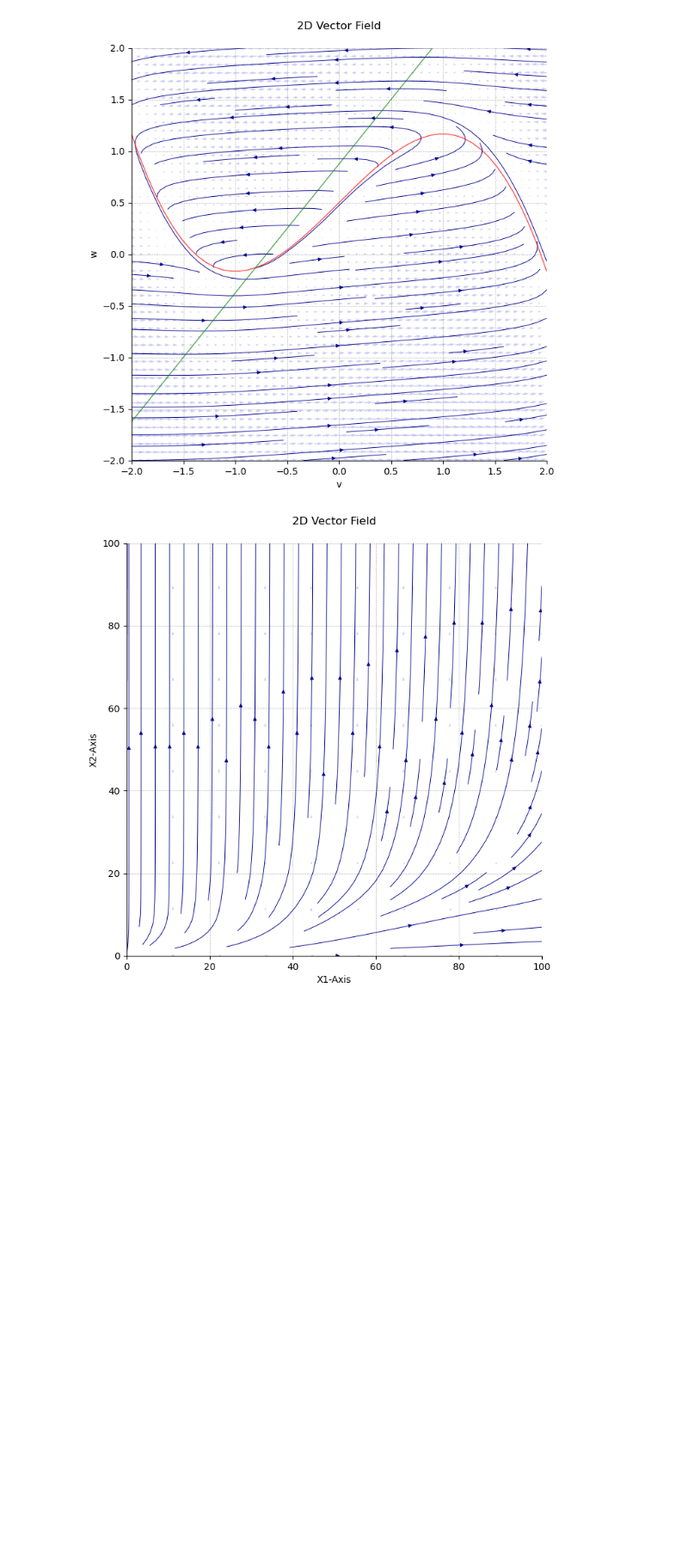
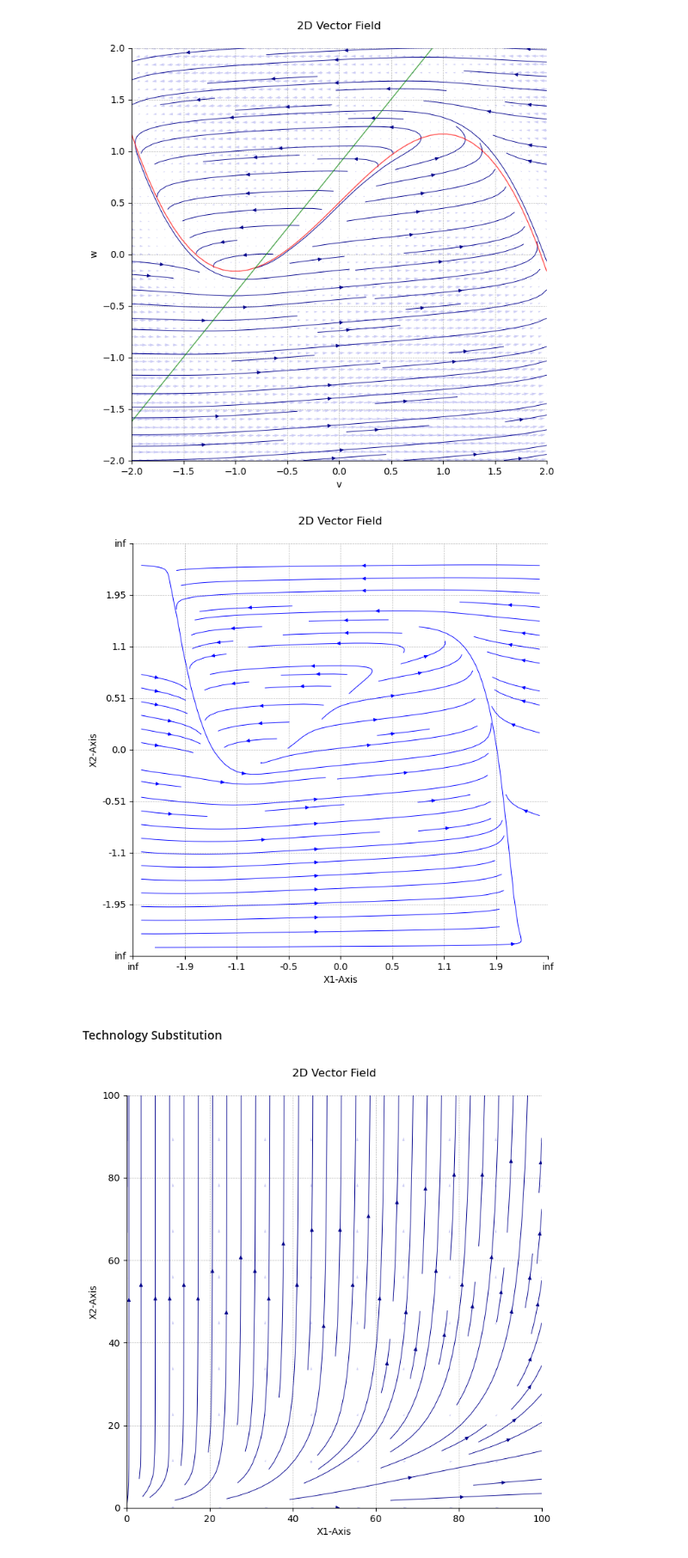
Before and after one commit to Lighfe/mdp-world-model, a Jupyter notebook: data_generation/visualization/plot_tests.ipynb, the cells around one changed output. Shown at 86% size. Cells and saved outputs as stored; diff of their text form; code cells hidden in the pictures; blank space fills up the shorter version.

```diff
--- a/data_generation/visualization/plot_tests.ipynb
+++ b/data_generation/visualization/plot_tests.ipynb
@@ -70,10 +70,19 @@ plot_2D_vector_field_over_grid(fhngrid, fsolver, control = [0.8, 0.5], axis_name
 # %%
 # Experiment with 3 actions
     # 1) b=2, I = 0.35 ---- two basins of attraction
     # 2) b=0.8, I=0.5  ---- limit cycle
     # 3) b=1.5, I=0.0  ---- single stable fix point, if far away
 fmodel = FitzHughNagumoModel(control_params=['I','b'])
 fsolver = GenNumericalSolver(fmodel)
 fhnres = [10,10]
 log_trafos = [logistic_transformation({'k': 1, 'x_0': 0}), logistic_transformation({'k': 1, 'x_0': 0})]
 fhninfgrid = Grid([(-np.inf,np.inf),(-np.inf,np.inf)], fhnres, log_trafos)
+
+fig, axes = plt.subplots(figsize=(8, 8))
+#plot_2D_vector_field_over_grid(fhninfgrid, fsolver, control = [0.35, 2], ax= axes, display_vectorfield=False, streamplot_colour='green')
+plot_2D_vector_field_over_grid(fhninfgrid, fsolver, control = [0.5, 0.8], ax= axes, display_vectorfield=False, streamplot_colour='blue')
+#plot_2D_vector_field_over_grid(fhninfgrid, fsolver, control = [0, 1.5], ax= axes, display_vectorfield=False, streamplot_colour='red')
+# %% [output]
+[figure, added]
+# %% [markdown]
+#### Technology Substitution
```
Also changed, not shown: parts of 2 cells of this notebook.
